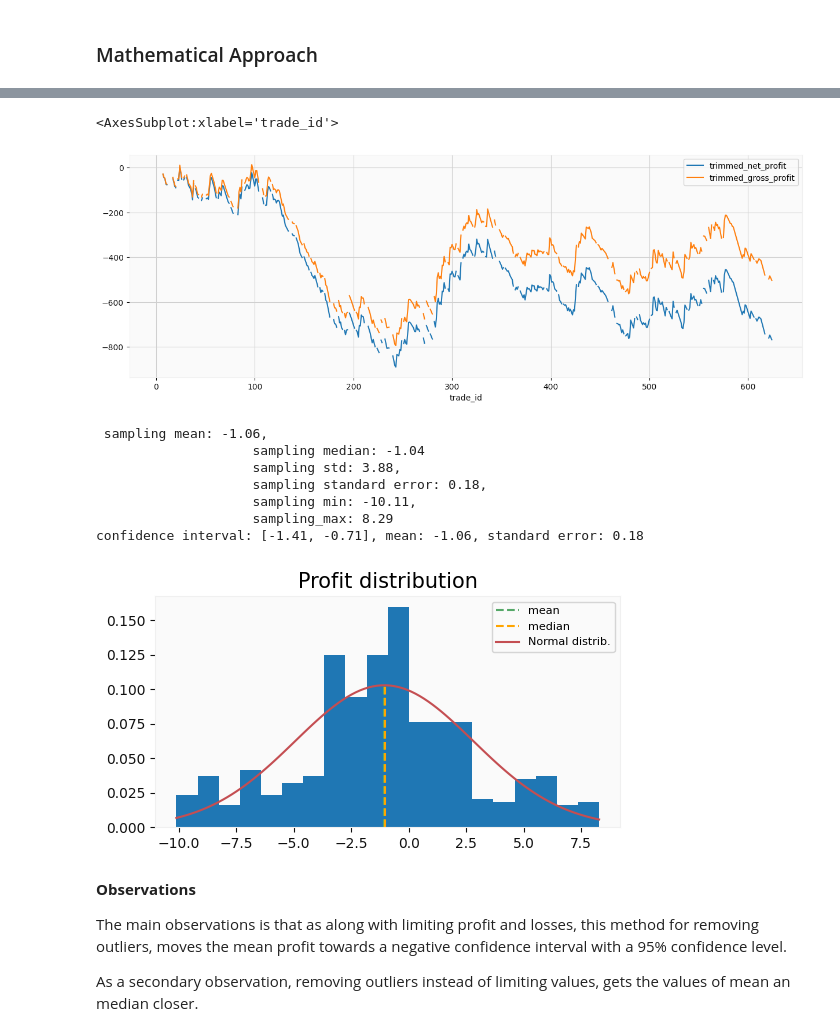
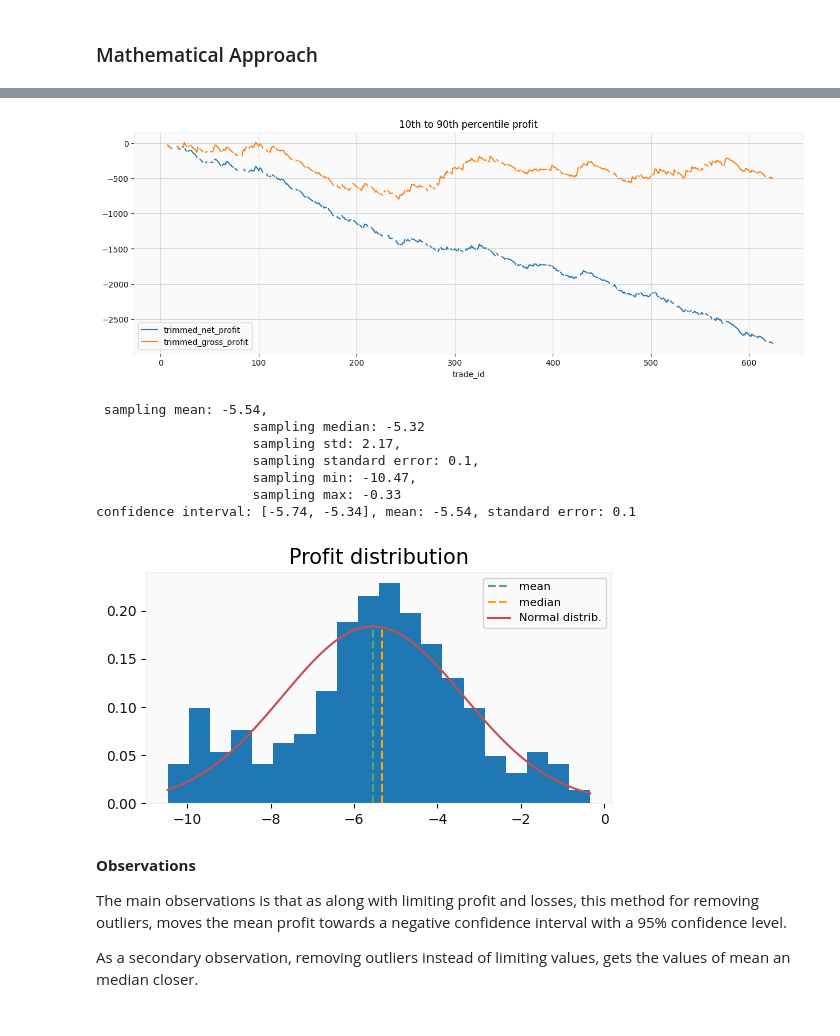
Before and after one commit to mchiuminatto/MVA_Crossover, a Jupyter notebook: SMA Crossover v.1.1.ipynb, the cells around one changed output, grey strips where cells are left out. Saved outputs shown, nothing was run; the diff lists cells and outputs as text; code cells hidden in the pictures.

```diff
--- a/SMA Crossover v.1.1.ipynb
+++ b/SMA Crossover v.1.1.ipynb
@@ -603,15 +628,16 @@ The mathematical approach trims the outliers by removing the profits above 90 pe
 # %%
-mask_10_off = (df_trades['gross_profit'] >= df_trades['gross_profit'].quantile(.1)) & (df_trades['gross_profit'] <= df_trades['gross_profit'].quantile(.95))
+mask_10_off = (df_trades['gross_profit'] >= df_trades['gross_profit'].quantile(.1)) & (df_trades['gross_profit'] <= df_trades['gross_profit'].quantile(.90))
 df_trades.loc[mask_10_off, "trimmed_gross_profit"] = df_trades[mask_10_off]['gross_profit']
 df_trades["trimmed_net_profit"] = df_trades[mask_10_off]['trimmed_gross_profit'] - TRADE_COST
 # %%
-df_trades[['trimmed_net_profit', 'trimmed_gross_profit']].cumsum().plot(figsize=(15,5))
+df_trades[['trimmed_net_profit', 'trimmed_gross_profit']].cumsum().plot(figsize=(15,5), title="10th to 90th percentile profit")
+plt.savefig("10_90_percentile_profit.png")
+plt.show()
 # %% [output]
-<AxesSubplot:xlabel='trade_id'>
-[figure, old version]
+[figure, new version]
 # %%
 alpha = 0.05
-bsp = BlockBootStrapSamp()
+bsp = BlockBSWithOverlap()
 bsp.compute(df_trades[mask_10_off]["trimmed_net_profit"], 60)
 print(bsp)
 ci = ConfidenceInterval()
@@ -619,18 +645,25 @@ ci.compute(alpha, bsp.sampling_mean, bsp.sampling_std_error)
 print(ci)
 
 plt_d = PlotDistribution()
-plt_d.plot(bsp.mean_sampling, bsp.sampling_min, bsp.sampling_max, bsp.sampling_mean, bsp.sampling_median, bsp.sampling_std)
+plt_d.plot(bsp.mean_sampling,
+           bsp.sampling_min,
+           bsp.sampling_max,
+           bsp.sampling_mean,
+           bsp.sampling_median,
+           bsp.sampling_std,
+            savefig=True,
+           fig_name = "raw_profit_dist_without_outliers_using_math.png")
 
 # confidence_interval_analysis(df_trades["trimmed_net_profit"].dropna(), 60)
 # %% [output]
- sampling mean: -1.06,
-                    sampling median: -1.04
-                    sampling std: 3.88,
-                    sampling standard error: 0.18,
-                    sampling min: -10.11,
-                    sampling_max: 8.29
-confidence interval: [-1.41, -0.71], mean: -1.06, standard error: 0.18
+ sampling mean: -5.54,
+                    sampling median: -5.32
+                    sampling std: 2.17,
+                    sampling standard error: 0.1,
+                    sampling min: -10.47,
+                    sampling max: -0.33
+confidence interval: [-5.74, -5.34], mean: -5.54, standard error: 0.1
-[figure, old version]
+[figure, new version]
 # %% [markdown]
 **Observations**
 
```
Also changed, not shown: parts of 17 cells of this notebook, 7 other files.
